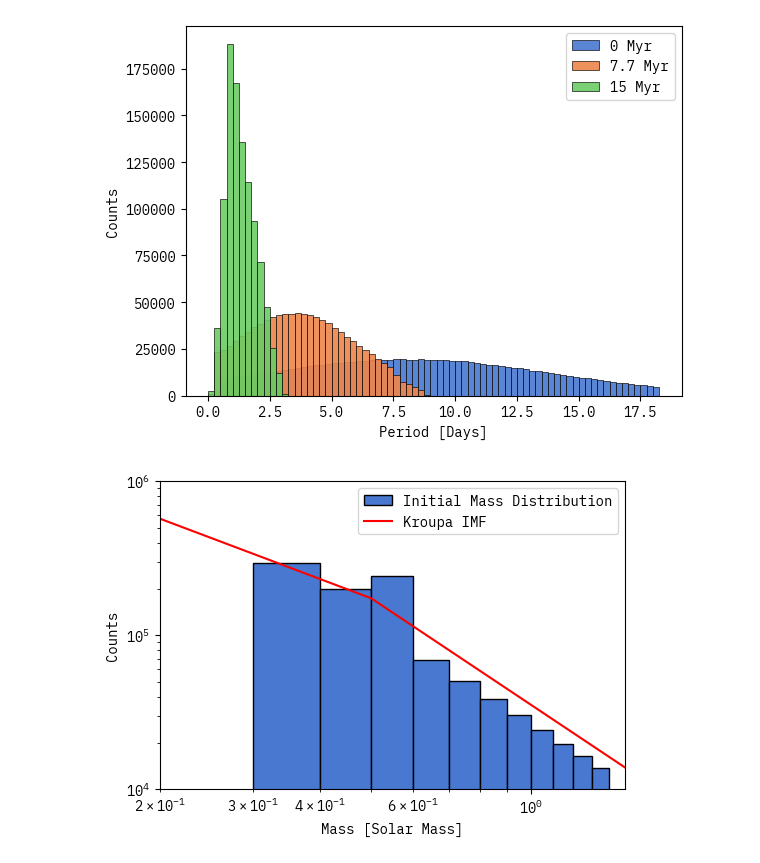
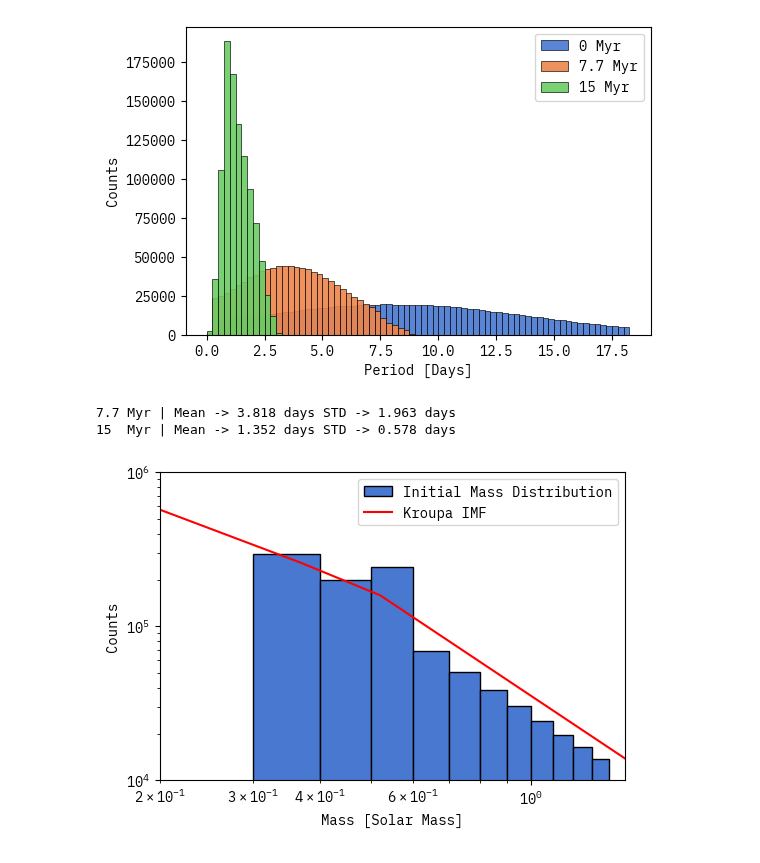
Before and after one commit to jsnguyen/star_spin_down, a Jupyter notebook: notebooks/star_spin_up.ipynb, the cells around one changed output. Drawn from its saved outputs; the diff is of its cells as text; code cells hidden in the pictures.

```diff
--- a/notebooks/star_spin_up.ipynb
+++ b/notebooks/star_spin_up.ipynb
@@ -81,5 +32,0 @@ class Star:
-# %%
-n_stars = 1e4
-stars = []
-for i in range(int(n_stars)):
-    stars.append(Star())
@@ -165,20 +72,31 @@ times = np.linspace(0, dt*n_iter, n_iter+1)
 # %%
-initial_periods = [star[0]['period']*365 for star in star_times_series]
-mid_periods = [star[10]['period']*365 for star in star_times_series]
-final_periods = [star[len(star)//2]['period']*365 for star in star_times_series]
-bins = np.arange(0,18.5,0.25)
+initial_periods = [star[0]['period']*365 for star in star_times_series] # initial period dist at 0 Myr
+mid_periods = [star[10]['period']*365 for star in star_times_series] # intermediary period dist at 7.7 Myr
+final_periods = [star[len(star)//2]['period']*365 for star in star_times_series] # final period dist at 15 Myr
 
-fig, ax = plt.subplots()
+bins = np.arange(0,18.5,0.25) # period bins
+
+# make period distribution plots
+fig, ax = plt.subplots(figsize=(6,4))
 
 ax.hist(initial_periods, bins=bins, edgecolor='black', linewidth=0.5, label='0 Myr', alpha=0.9)
 ax.hist(mid_periods, bins=bins, edgecolor='black', linewidth=0.5, label='7.7 Myr', alpha=0.9)
 ax.hist(final_periods, bins=bins, edgecolor='black', linewidth=0.5, label = '15 Myr', alpha=0.9)
 
 ax.set_xlabel('Period [Days]')
 ax.set_ylabel('Counts')
 
 ax.legend()
+
+plt.savefig('period_dist.pdf', bbox_inches='tight')
 plt.show()
 # %% [output]
-[figure, old version]
+[figure, new version]
+# %%
+# nice stats for paper
+print('7.7 Myr | Mean -> {:.3f} days STD -> {:.3f} days'.format(np.mean(mid_periods), np.std(mid_periods)))
+print('15  Myr | Mean -> {:.3f} days STD -> {:.3f} days'.format(np.mean(final_periods), np.std(final_periods)))
+# %% [output]
+7.7 Myr | Mean -> 3.818 days STD -> 1.963 days
+15  Myr | Mean -> 1.352 days STD -> 0.578 days
 # %%
```
Also changed, not shown: parts of 17 cells of this notebook, 5 other files.
